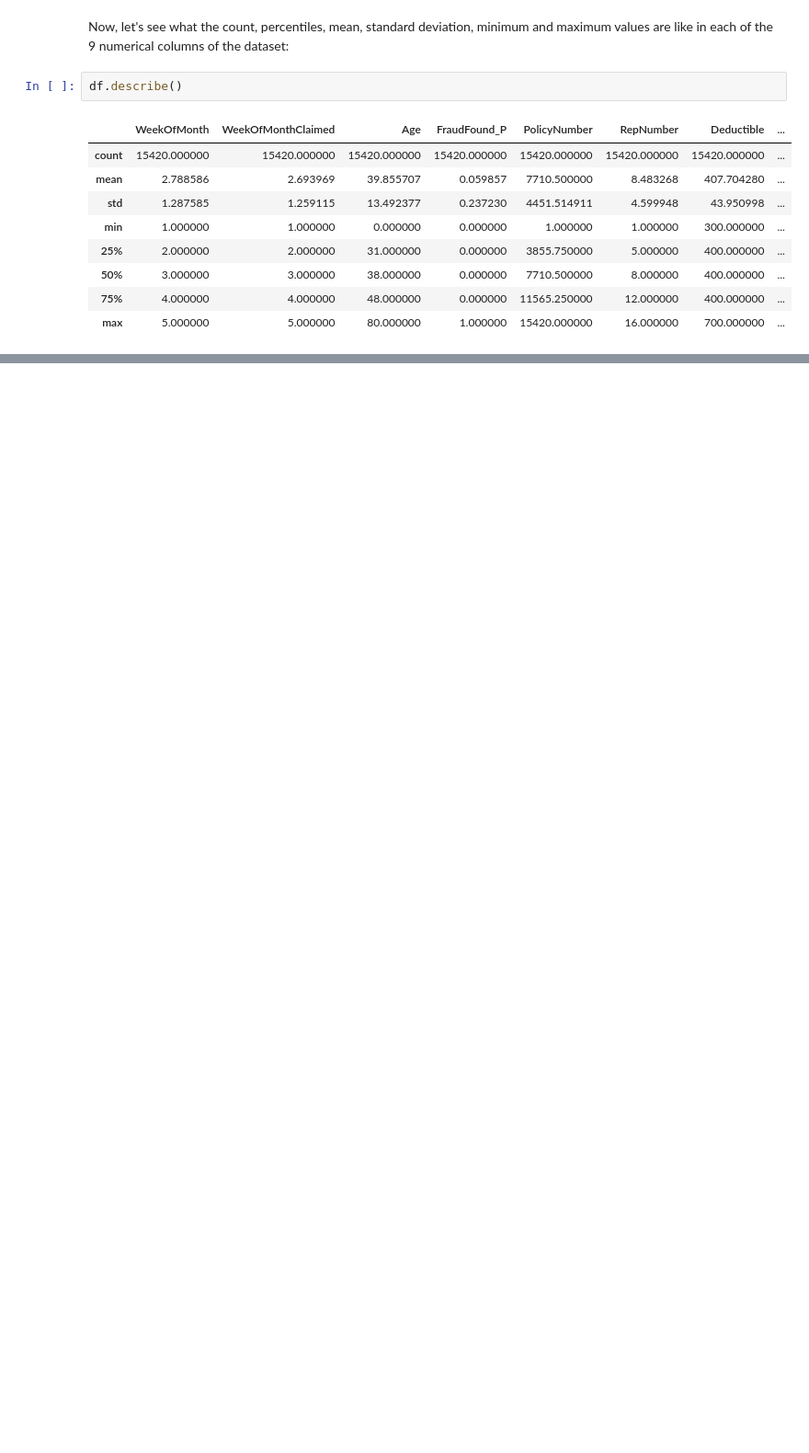
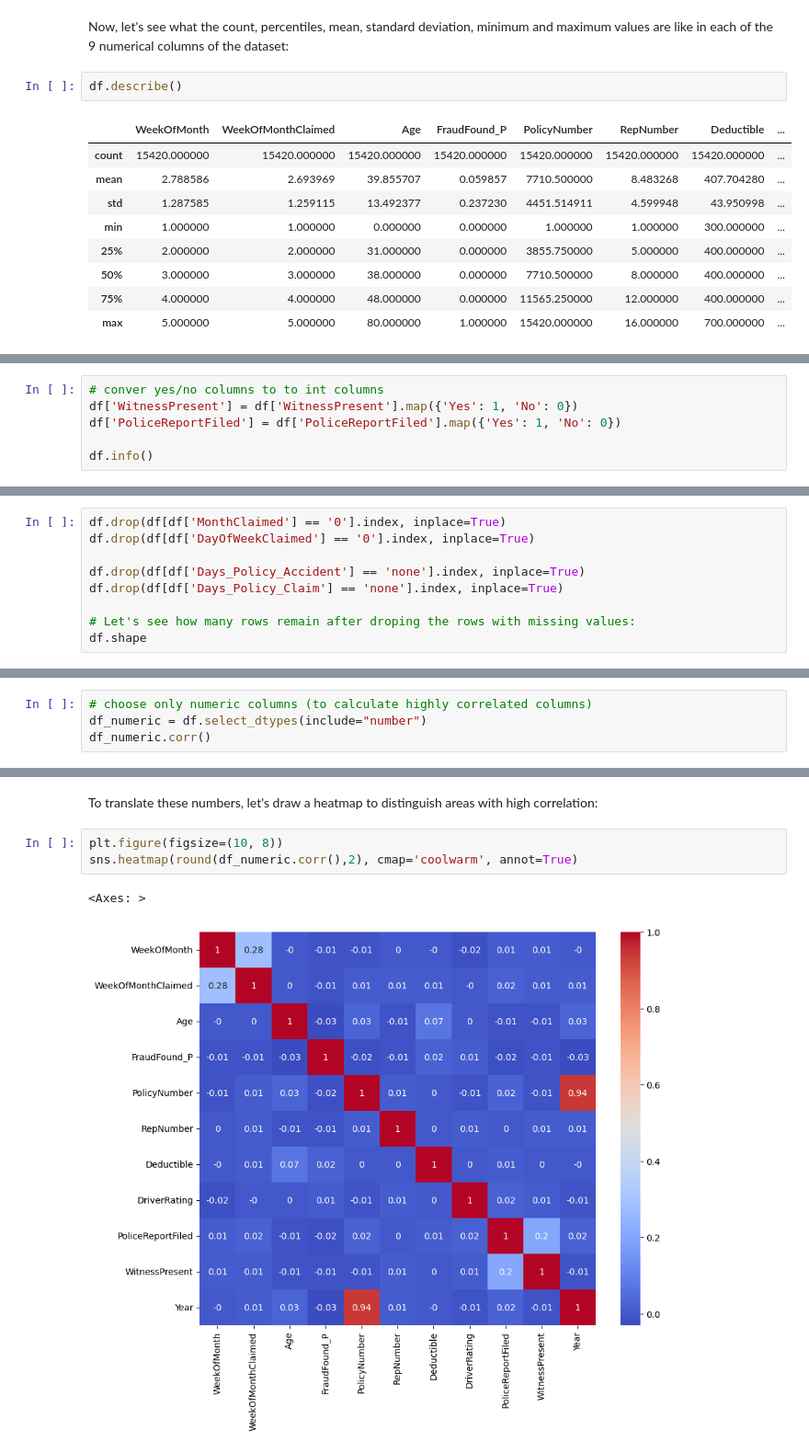
Before and after one commit to HannahLal/vehicle-insurance-fraud, a Jupyter notebook: notebooks/exploratory_data_analysis.ipynb, the cells around one changed output, grey strips where cells are left out. Shown at 92% size. Drawn from its saved outputs; the diff is of its cells as text; blank space fills up the shorter version.

```diff
--- a/notebooks/exploratory_data_analysis.ipynb
+++ b/notebooks/exploratory_data_analysis.ipynb
@@ -172,0 +219,6 @@ df.describe()
+# %%
+# conver yes/no columns to to int columns
+df['WitnessPresent'] = df['WitnessPresent'].map({'Yes': 1, 'No': 0})
+df['PoliceReportFiled'] = df['PoliceReportFiled'].map({'Yes': 1, 'No': 0})
+
+df.info()
@@ -172,0 +371,9 @@ df.describe()
+# %%
+df.drop(df[df['MonthClaimed'] == '0'].index, inplace=True)
+df.drop(df[df['DayOfWeekClaimed'] == '0'].index, inplace=True)
+
+df.drop(df[df['Days_Policy_Accident'] == 'none'].index, inplace=True)
+df.drop(df[df['Days_Policy_Claim'] == 'none'].index, inplace=True)
+
+# Let's see how many rows remain after droping the rows with missing values:
+df.shape
@@ -172,0 +434,4 @@ df.describe()
+# %%
+# choose only numeric columns (to calculate highly correlated columns)
+df_numeric = df.select_dtypes(include="number")
+df_numeric.corr()
@@ -172,0 +451,8 @@ df.describe()
+# %% [markdown]
+To translate these numbers, let's draw a heatmap to distinguish areas with high correlation:
+# %%
+plt.figure(figsize=(10, 8))
+sns.heatmap(round(df_numeric.corr(),2), cmap='coolwarm', annot=True)
+# %% [output]
+<Axes: >
+[figure, added]
```
Also changed, not shown: parts of 60 cells of this notebook.
